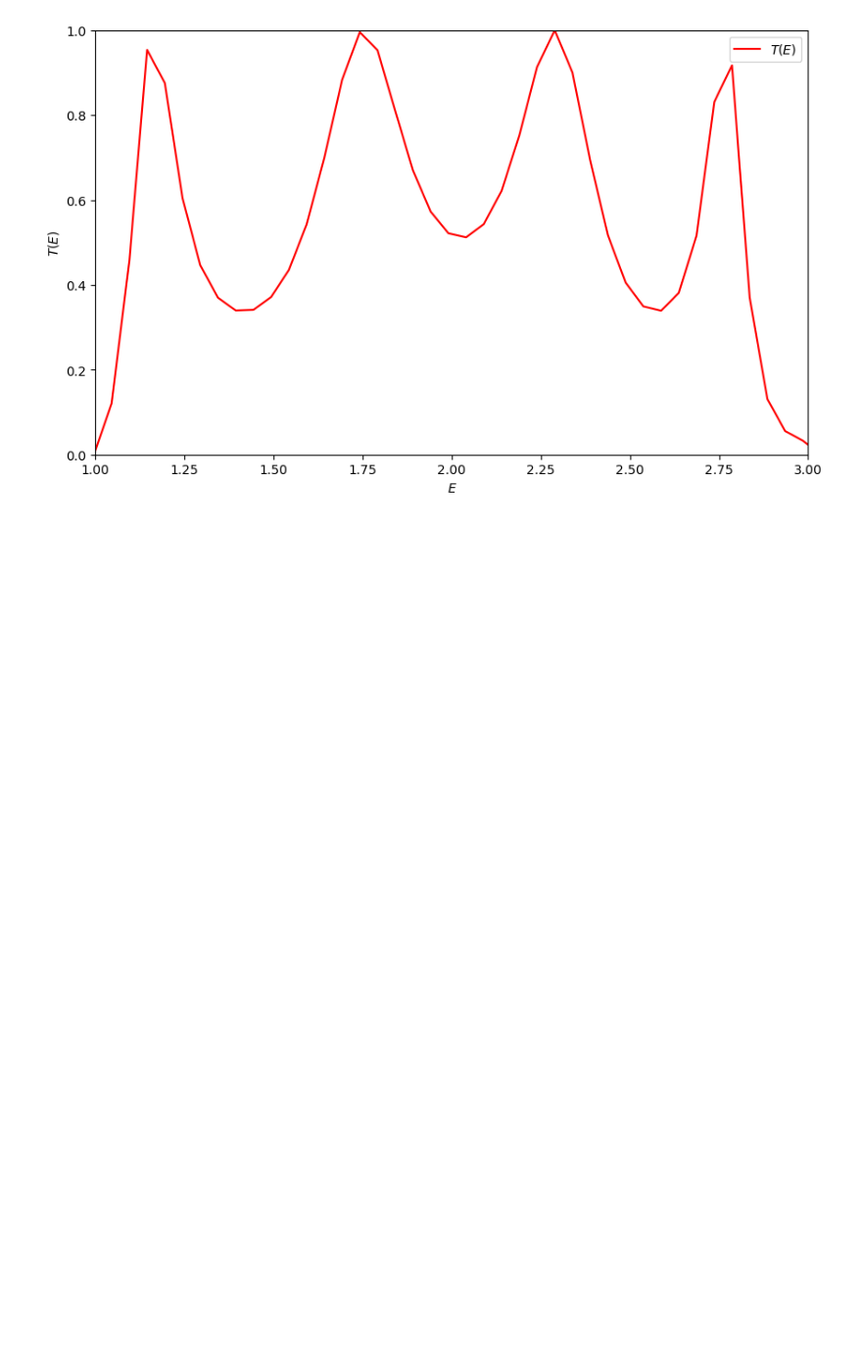
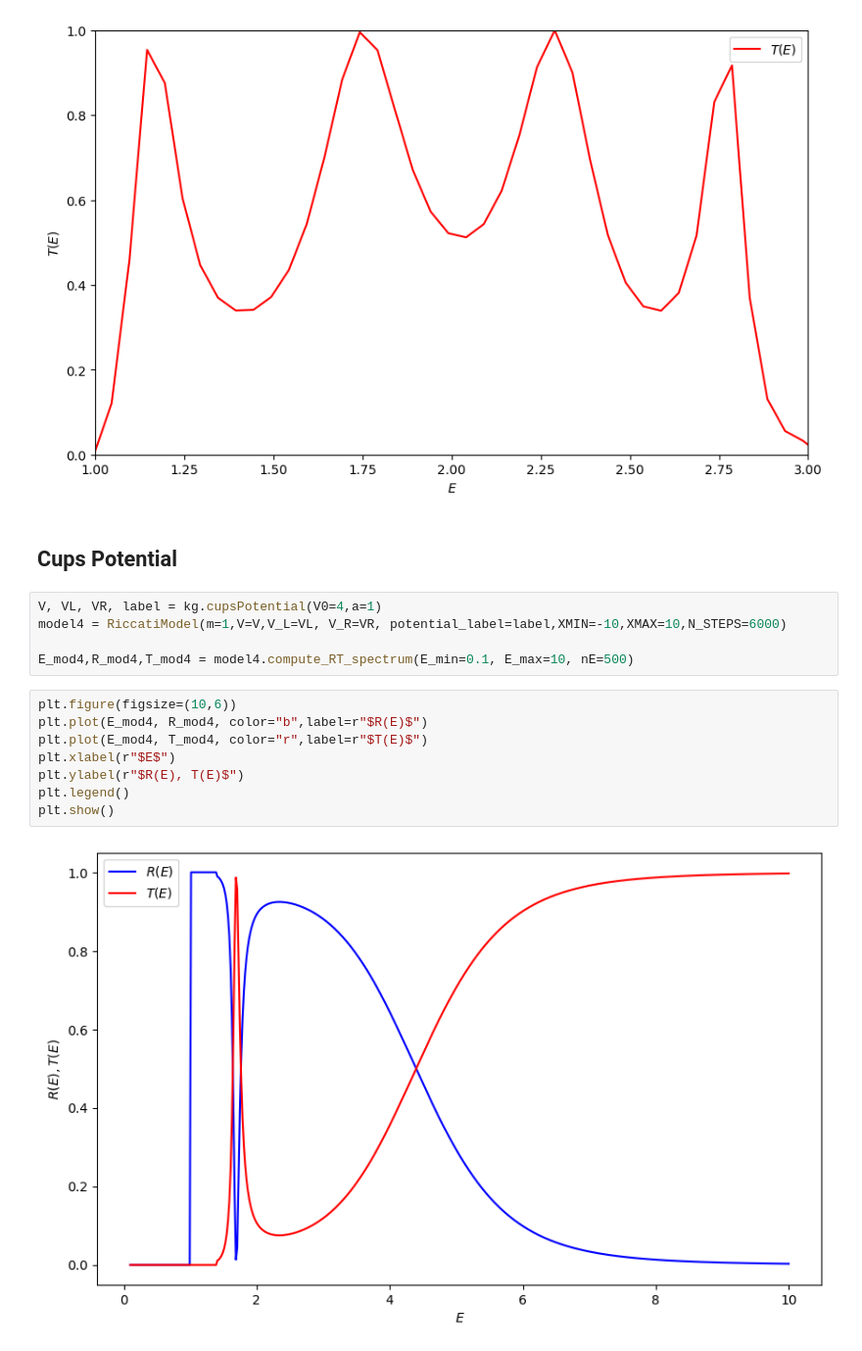
Before and after one commit to AnyelTars/RelativisticQuantumMechanics, a Jupyter notebook: KGsolver/notebooks/examples.ipynb, the cells around one changed output. Shown at 98% size. Saved outputs shown, nothing was run; the diff lists cells and outputs as text; blank space fills up the shorter version.

Commit message:
example for the cups potential added

```diff
--- a/KGsolver/notebooks/examples.ipynb
+++ b/KGsolver/notebooks/examples.ipynb
@@ -91,3 +91,20 @@ plt.legend()
 plt.show()
 # %% [output]
 [figure]
+# %% [markdown]
+## Cups Potential
+# %%
+V, VL, VR, label = kg.cupsPotential(V0=4,a=1)
+model4 = RiccatiModel(m=1,V=V,V_L=VL, V_R=VR, potential_label=label,XMIN=-10,XMAX=10,N_STEPS=6000)
+
+E_mod4,R_mod4,T_mod4 = model4.compute_RT_spectrum(E_min=0.1, E_max=10, nE=500)
+# %%
+plt.figure(figsize=(10,6))
+plt.plot(E_mod4, R_mod4, color="b",label=r"$R(E)$")
+plt.plot(E_mod4, T_mod4, color="r",label=r"$T(E)$")
+plt.xlabel(r"$E$")
+plt.ylabel(r"$R(E), T(E)$")
+plt.legend()
+plt.show()
+# %% [output]
+[figure, added]
```
